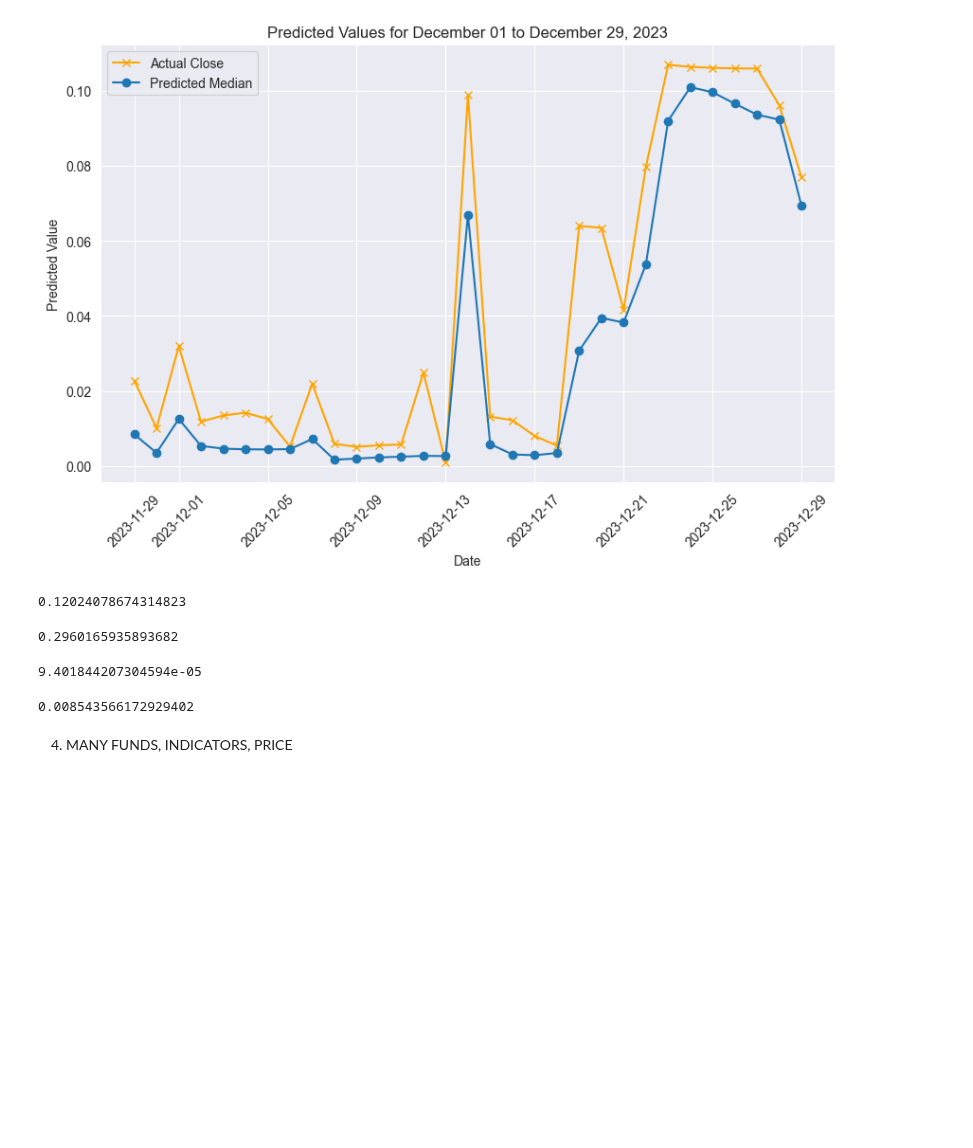
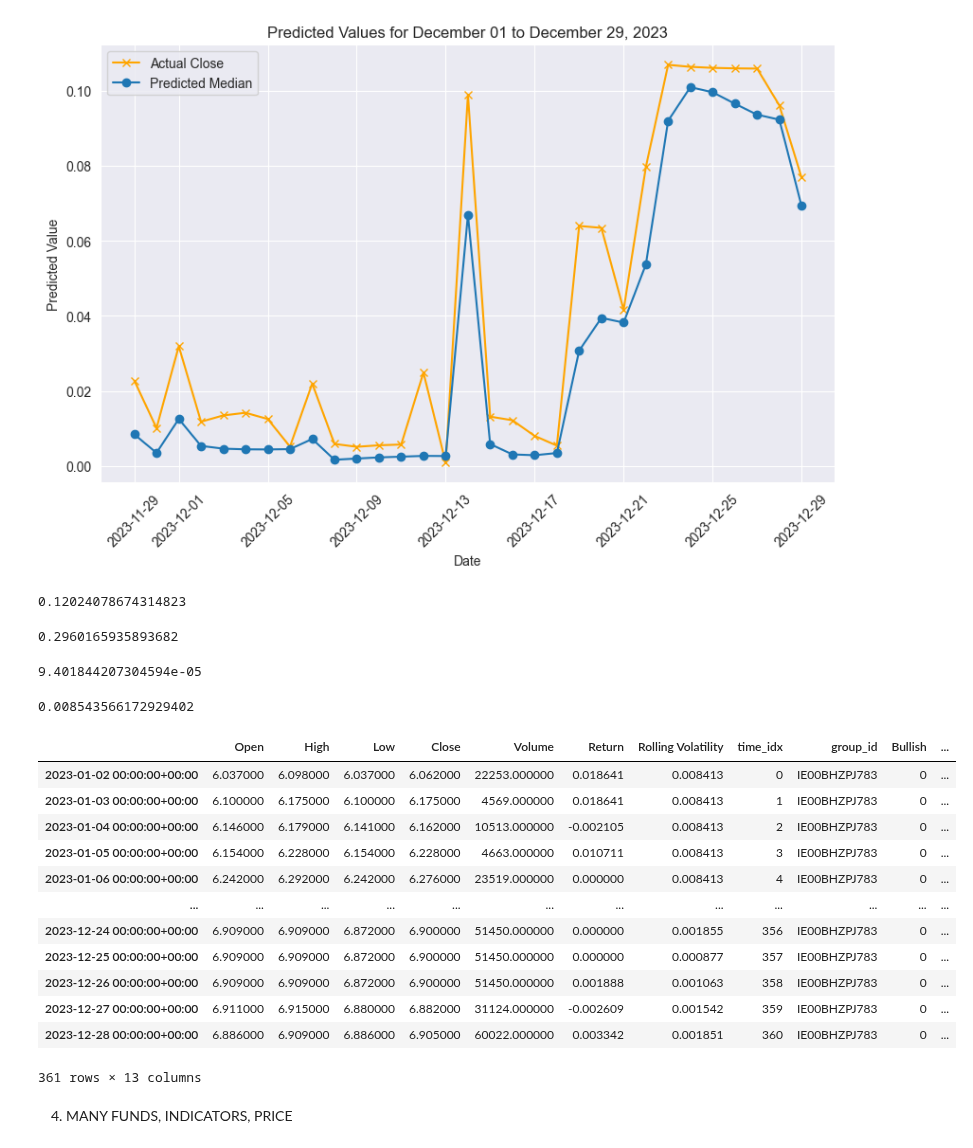
Before and after one commit to akrokosz/HF_Thesis, a Jupyter notebook: main.ipynb, the cells around one changed output. Cells and saved outputs as stored; diff of their text form; code cells hidden in the pictures; blank space fills up the shorter version.

```diff
--- a/main.ipynb
+++ b/main.ipynb
@@ -574,6 +573,22 @@ final_rse = relative_squared_error(IE_indicators["EWSA.AS"]["Close"][-31:], fina
 final_rse
 # %% [output]
 0.008543566172929402
+# %%
+fund_name_fund_df["IE00BHZPJ783"]
+# %% [output]
+|  | Open | High | Low | Close | Volume | Return | Rolling Volatility | time_idx | group_id | Bullish | ... |
+| 2023-01-02 00:00:00+00:00 | 6.037000 | 6.098000 | 6.037000 | 6.062000 | 22253.000000 | 0.018641 | 0.008413 | 0 | IE00BHZPJ783 | 0 | ... |
+| 2023-01-03 00:00:00+00:00 | 6.100000 | 6.175000 | 6.100000 | 6.175000 | 4569.000000 | 0.018641 | 0.008413 | 1 | IE00BHZPJ783 | 0 | ... |
+| 2023-01-04 00:00:00+00:00 | 6.146000 | 6.179000 | 6.141000 | 6.162000 | 10513.000000 | -0.002105 | 0.008413 | 2 | IE00BHZPJ783 | 0 | ... |
+| 2023-01-05 00:00:00+00:00 | 6.154000 | 6.228000 | 6.154000 | 6.228000 | 4663.000000 | 0.010711 | 0.008413 | 3 | IE00BHZPJ783 | 0 | ... |
+| 2023-01-06 00:00:00+00:00 | 6.242000 | 6.292000 | 6.242000 | 6.276000 | 23519.000000 | 0.000000 | 0.008413 | 4 | IE00BHZPJ783 | 0 | ... |
+| ... | ... | ... | ... | ... | ... | ... | ... | ... | ... | ... | ... |
+| 2023-12-24 00:00:00+00:00 | 6.909000 | 6.909000 | 6.872000 | 6.900000 | 51450.000000 | 0.000000 | 0.001855 | 356 | IE00BHZPJ783 | 0 | ... |
+| 2023-12-25 00:00:00+00:00 | 6.909000 | 6.909000 | 6.872000 | 6.900000 | 51450.000000 | 0.000000 | 0.000877 | 357 | IE00BHZPJ783 | 0 | ... |
+| 2023-12-26 00:00:00+00:00 | 6.909000 | 6.909000 | 6.872000 | 6.900000 | 51450.000000 | 0.001888 | 0.001063 | 358 | IE00BHZPJ783 | 0 | ... |
+| 2023-12-27 00:00:00+00:00 | 6.911000 | 6.915000 | 6.880000 | 6.882000 | 31124.000000 | -0.002609 | 0.001542 | 359 | IE00BHZPJ783 | 0 | ... |
+| 2023-12-28 00:00:00+00:00 | 6.886000 | 6.909000 | 6.886000 | 6.905000 | 60022.000000 | 0.003342 | 0.001851 | 360 | IE00BHZPJ783 | 0 | ... |
+361 rows × 13 columns
 # %% [markdown]
 4) MANY FUNDS, INDICATORS, PRICE
 # %%
```
Also changed, not shown: parts of 6 cells of this notebook.
